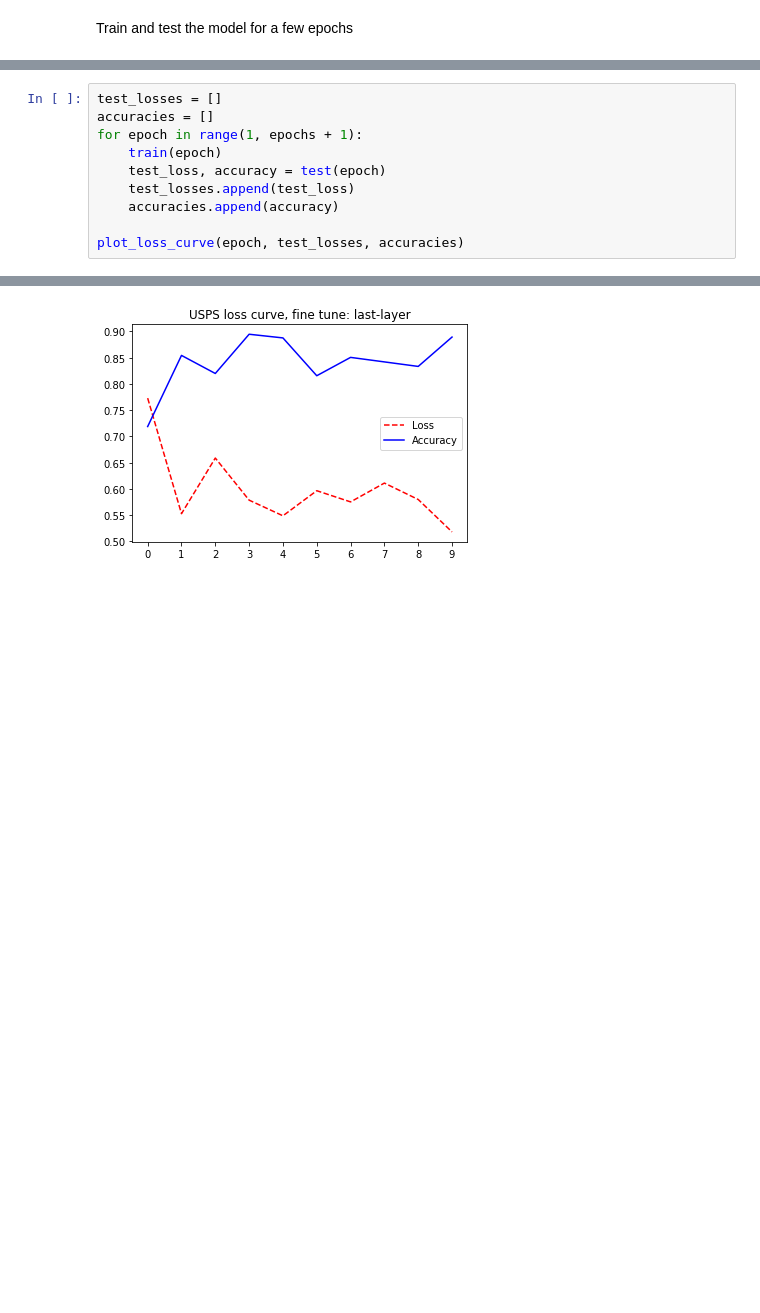
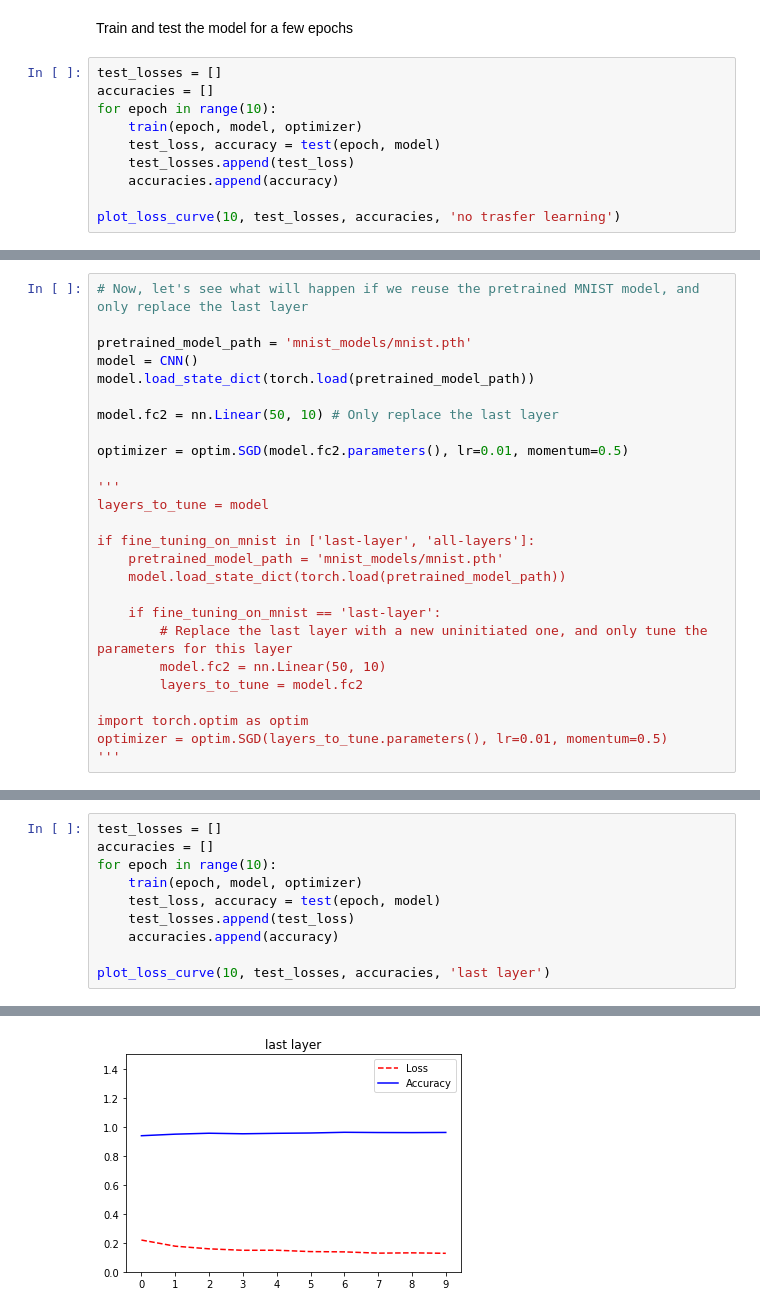
Before and after one commit to yf225/GMIC-PyTorch-Workshop, a Jupyter notebook: Tutorial2-TransferToUSPS/main.ipynb, the cells around one changed output, grey strips where cells are left out. Cells and saved outputs as stored; diff of their text form; blank space fills up the shorter version.

```diff
--- a/Tutorial2-TransferToUSPS/main.ipynb
+++ b/Tutorial2-TransferToUSPS/main.ipynb
@@ -141,3 +117,13 @@ def test(epoch):
     return test_loss, accuracy
 # %% [markdown]
 Train and test the model for a few epochs
+# %%
+test_losses = []
+accuracies = []
+for epoch in range(10):
+    train(epoch, model, optimizer)
+    test_loss, accuracy = test(epoch, model)
+    test_losses.append(test_loss)
+    accuracies.append(accuracy)
+
+plot_loss_curve(10, test_losses, accuracies, 'no trasfer learning')
@@ -143,0 +149,26 @@ Train and test the model for a few epochs
+# %%
+# Now, let's see what will happen if we reuse the pretrained MNIST model, and only replace the last layer
+
+pretrained_model_path = 'mnist_models/mnist.pth'
+model = CNN()
+model.load_state_dict(torch.load(pretrained_model_path))
+
+model.fc2 = nn.Linear(50, 10) # Only replace the last layer
+
+optimizer = optim.SGD(model.fc2.parameters(), lr=0.01, momentum=0.5)
+
+'''
+layers_to_tune = model
+
+if fine_tuning_on_mnist in ['last-layer', 'all-layers']:
+    pretrained_model_path = 'mnist_models/mnist.pth'
+    model.load_state_dict(torch.load(pretrained_model_path))
+
+    if fine_tuning_on_mnist == 'last-layer':
+        # Replace the last layer with a new uninitiated one, and only tune the parameters for this layer
+        model.fc2 = nn.Linear(50, 10)
+        layers_to_tune = model.fc2
+
+import torch.optim as optim
+optimizer = optim.SGD(layers_to_tune.parameters(), lr=0.01, momentum=0.5)
+'''
@@ -144,11 +177,11 @@ Train and test the model for a few epochs
 # %%
 test_losses = []
 accuracies = []
-for epoch in range(1, epochs + 1):
-    train(epoch)
-    test_loss, accuracy = test(epoch)
+for epoch in range(10):
+    train(epoch, model, optimizer)
+    test_loss, accuracy = test(epoch, model)
     test_losses.append(test_loss)
     accuracies.append(accuracy)
 
-plot_loss_curve(epoch, test_losses, accuracies)
+plot_loss_curve(10, test_losses, accuracies, 'last layer')
 # %% [output]
@@ -172 +205 @@ Test set: Average loss: 0.5181, Accuracy: 1654/1860 (89%)
-[figure, old version]
+[figure, new version]
```
Also changed, not shown: parts of 24 cells of this notebook, 2 other files.
